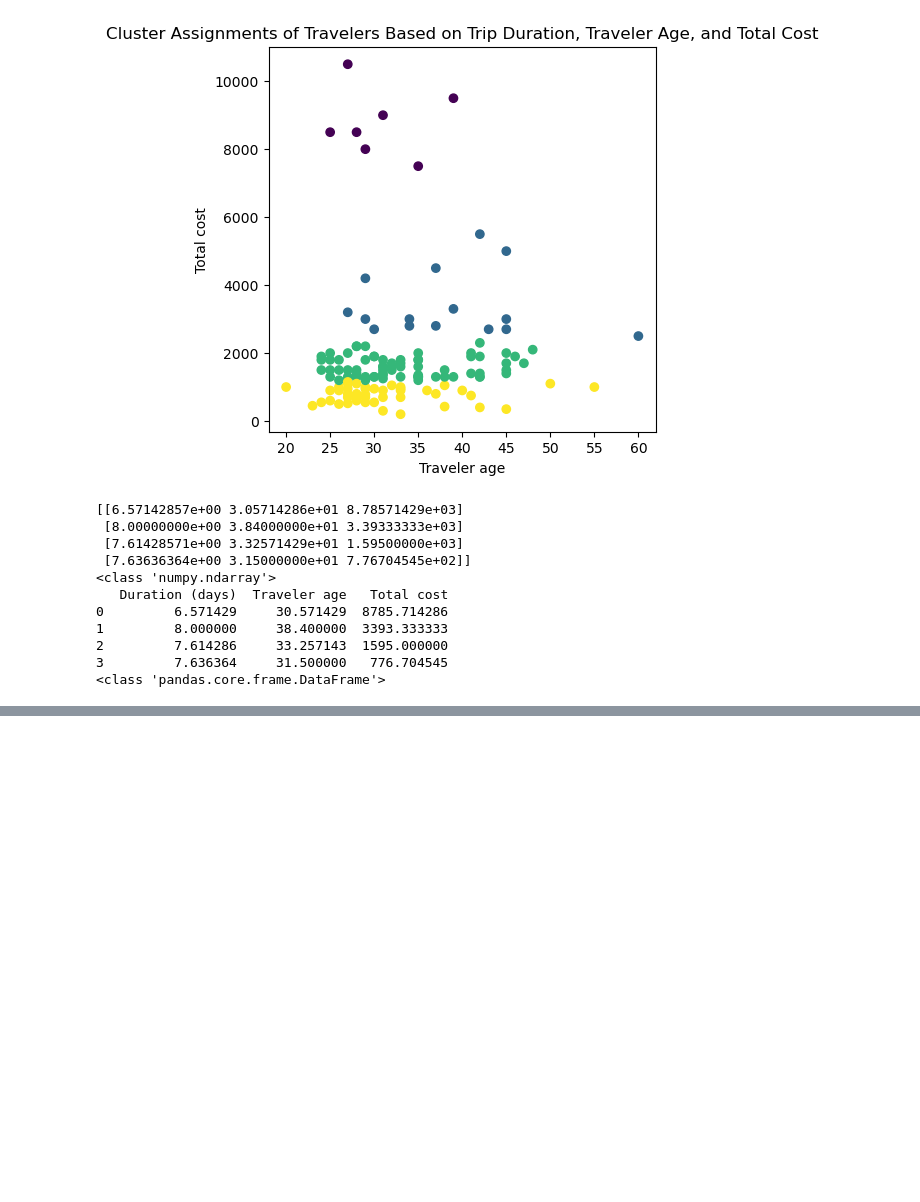
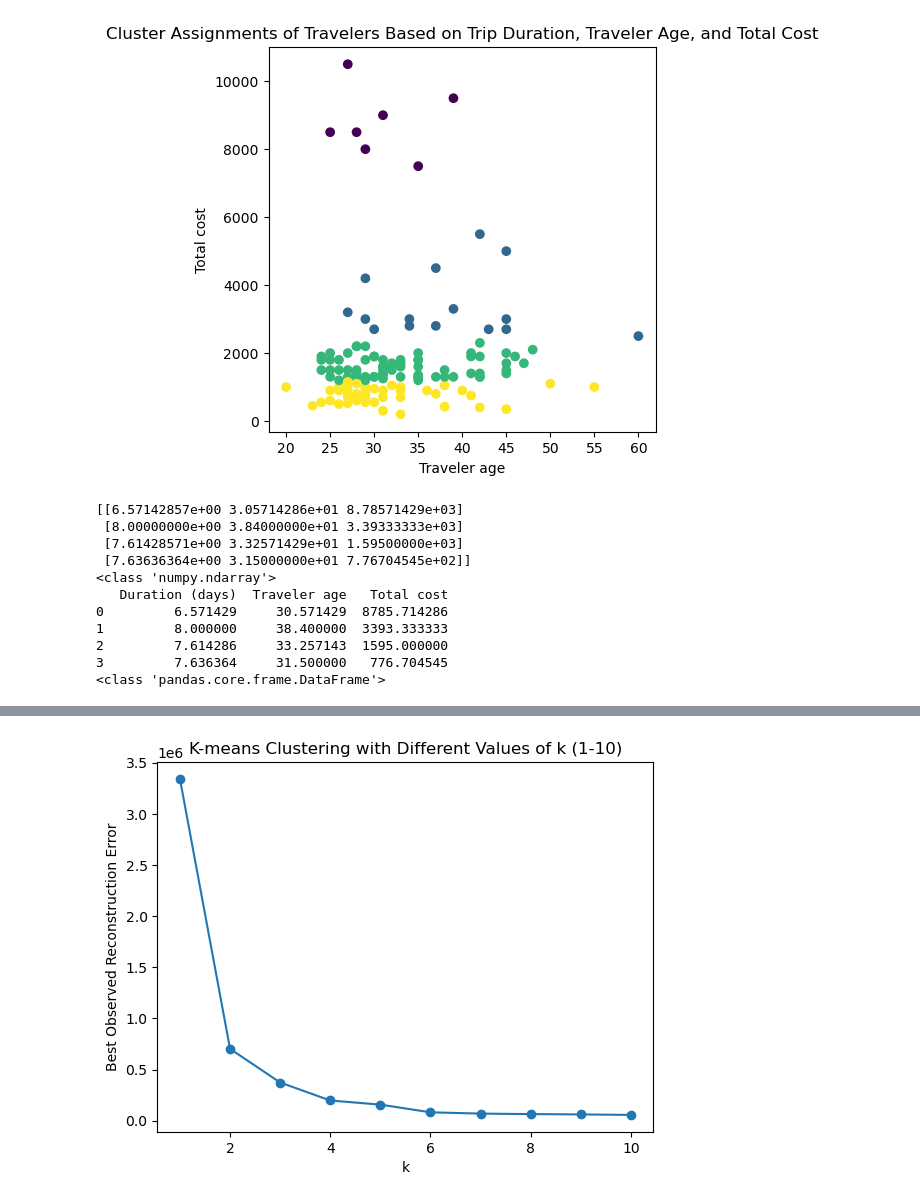
Before and after one commit to Shuchi18/CSCI4022_Final_Project, a Jupyter notebook: Notebook/Project.ipynb, the cells around one changed output, grey strips where cells are left out. Drawn from its saved outputs; the diff is of its cells as text; code cells hidden in the pictures; blank space fills up the shorter version.

Commit message:
K-means clustering with different values of k

```diff
--- a/Notebook/Project.ipynb
+++ b/Notebook/Project.ipynb
@@ -284,0 +287,87 @@ print(type(cent_df))
+# %%
+def kmeans_no_print(df, k=4, tol=0.05):
+    """
+    Usage: input
+        df=data frame,
+        k=# of clusters
+        tol=tolerance for L_2 convergance check on centroids
+    """
+
+    # Convert the DataFrame to a NumPy array
+    data = df.values
+
+    prev_err = np.inf
+    count = 0 # Keeps track of iterations
+
+    # Initialize centroids randomly
+    rows = df.shape[0]
+    indices = np.random.choice(rows, k, replace=False)
+    centroids = data[indices]
+    # print(centroids)
+
+    while True:
+        count += 1
+        # Assign data points to clusters
+        dists = np.array([0]*k) # to store distances, initialize to all 0's
+        clusters = np.array([-1]*len(data)) # to store which cluster each data point belongs to, initialize to all -1's
+
+        for i, point in enumerate(data):
+            dists = [distance(point, cent) for cent in centroids]
+            assignment = dists.index(min(dists))
+            clusters[i] = assignment
+
+        # Calculate new centroids
+        updated_centroids = np.zeros((k, data.shape[1]))
+        for j in range(k):
+            cluster_points = data[clusters == j]
+            updated_centroids[j] = np.mean(cluster_points, axis=0)
+
+        # Calculate reconstruction error
+        err = 0
+        for l, cent in enumerate(centroids):
+            cluster_points = data[clusters == l]
+            err += np.sum(distance(point, cent) ** 2 for point in cluster_points)
+
+        # Check for convergence
+        if abs(err - prev_err) < tol:
+            meanerror = err / len(data)
+            #print(f"Done at iteration {count} with change of {err-prev_err} and mean error of {meanerror}.")
+            break
+
+        prev_err = err
+        centroids = updated_centroids
+
+    return centroids, clusters, meanerror
+# Initialize variables to store results
+k_values = list(range(1, 11))
+best_errors = []
+
+# Loop over different values of k
+for k in k_values:
+    min_err = np.inf
+    best_centroids = None
+    best_clusters = None
+    best_err = None
+
+    # Run k-means 10 times
+    for i in range(10):
+        centroids, clusters, meanerror = kmeans_no_print(df[['Duration (days)','Traveler age','Total cost']],k=k)
+
+        # Check if the current run has the minimum reconstruction error
+        if meanerror < min_err:
+            min_err = meanerror
+            best_centroids = centroids
+            best_clusters = clusters
+            best_err = meanerror
+
+    # Store the best observed reconstruction error for the current k
+    best_errors.append(best_err)
+
+# Plot the results
+plt.plot(k_values, best_errors, marker='o')
+plt.xlabel('k')
+plt.ylabel('Best Observed Reconstruction Error')
+plt.title('K-means Clustering with Different Values of k (1-10)')
+plt.show()
+# %% [output]
+[figure, added]
```
Also changed, not shown: parts of 1 cell of this notebook.
